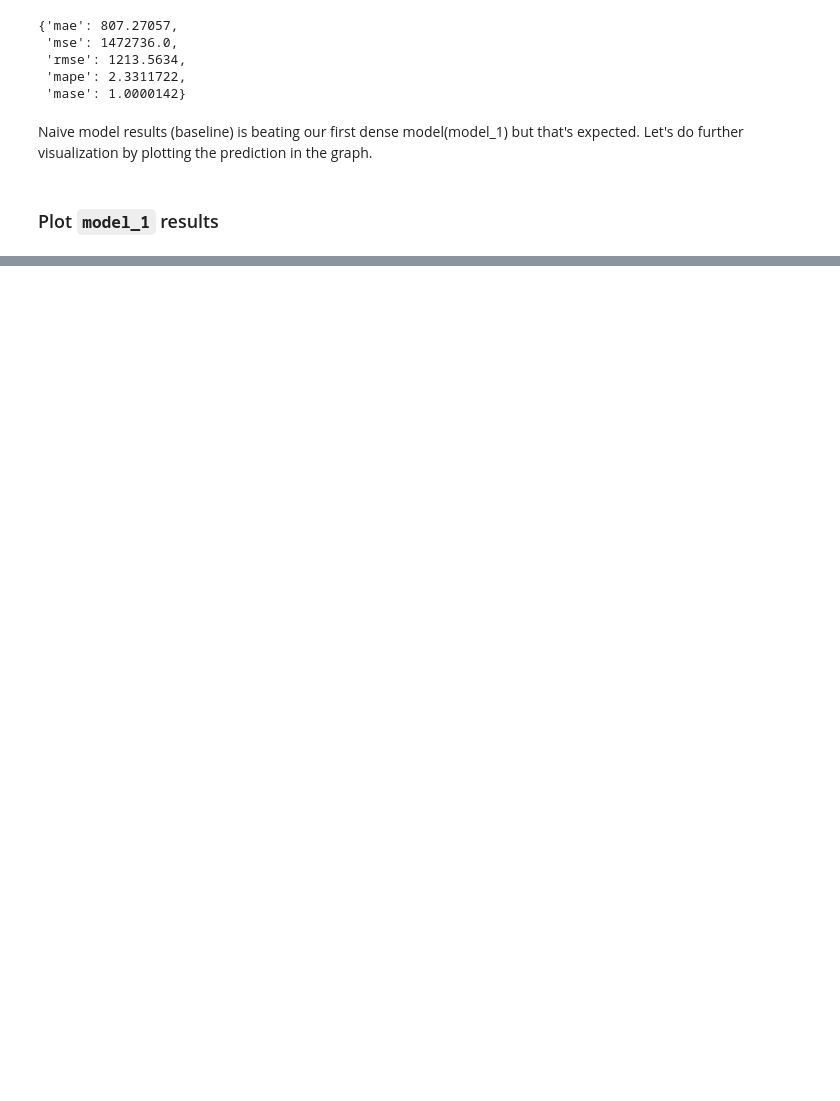
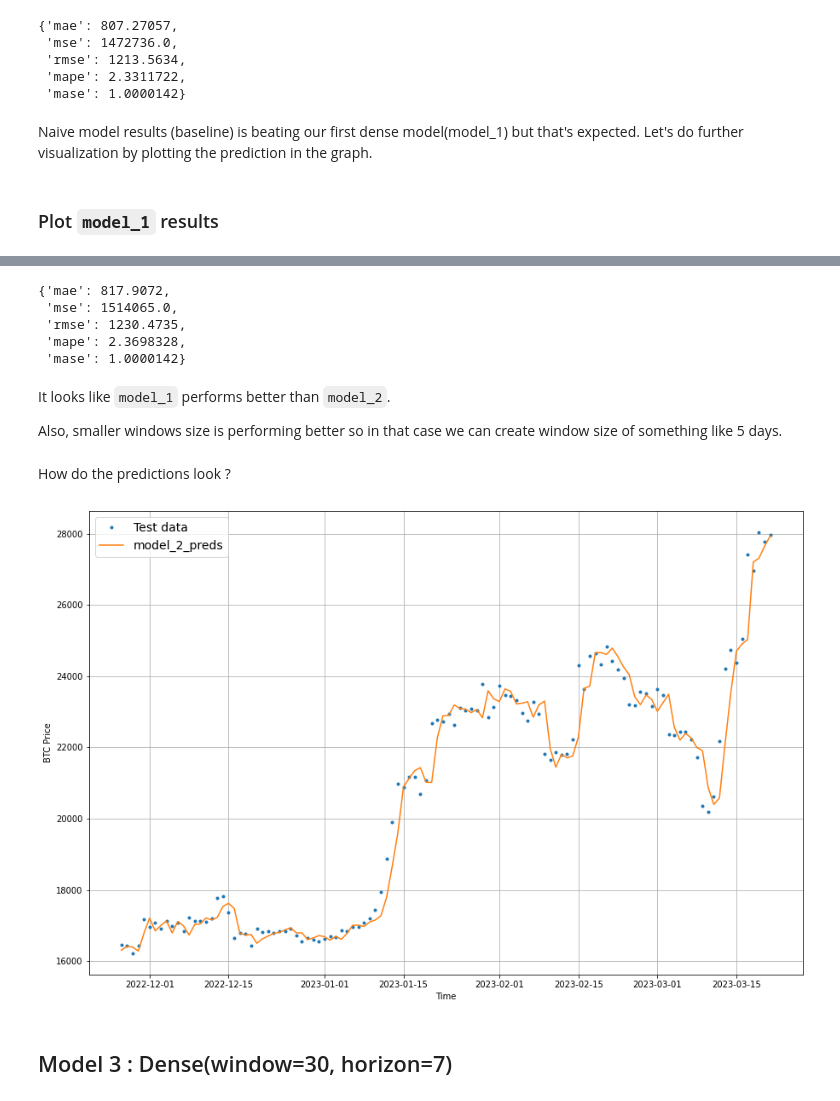
Before and after one commit to SaketMunda/time-series-with-tensorflow, a Jupyter notebook: time_series_with_tensorflow_bitpredict.ipynb, the cells around one changed output, grey strips where cells are left out. Saved outputs shown, nothing was run; the diff lists cells and outputs as text; code cells hidden in the pictures; blank space fills up the shorter version.

Commit message:
model 3 experiment with horizon 7 and window size 30

```diff
--- a/time_series_with_tensorflow_bitpredict.ipynb
+++ b/time_series_with_tensorflow_bitpredict.ipynb
@@ -742,0 +752,4 @@ With our current model setup, we've to make forecasts for the future.
+# %%
+# Reset the windows and labels with 30 day prices of bitcoin
+full_windows, full_labels = make_windows(prices, window_size=WINDOW_SIZE, horizon=HORIZON)
+full_windows[:2], full_labels[:2]
@@ -742,0 +771,5 @@ With our current model setup, we've to make forecasts for the future.
+# %%
+# Create train and test split
+train_windows, test_windows, train_labels, test_labels = make_train_test_split(full_windows, full_labels)
+
+len(train_windows), len(test_windows), len(train_labels), len(test_labels)
@@ -742,0 +826,4 @@ With our current model setup, we've to make forecasts for the future.
+# %%
+# Evaluation on the best model
+model_2 = tf.keras.models.load_model('model_experiments/model_2_dense/')
+model_2.evaluate(test_windows, test_labels)
@@ -742,0 +833,7 @@ With our current model setup, we've to make forecasts for the future.
+# %%
+# prediction on model_2
+model_2_preds = make_predictions(model_2, test_windows)
+
+# evaluate the results
+model_2_results = evaluate_preds(tf.squeeze(test_labels), model_2_preds)
+model_2_results
@@ -742,0 +847,24 @@ With our current model setup, we've to make forecasts for the future.
+# %%
+model_1_results
+# %% [output]
+{'mae': 817.9072,
+ 'mse': 1514065.0,
+ 'rmse': 1230.4735,
+ 'mape': 2.3698328,
+ 'mase': 1.0000142}
+# %% [markdown]
+It looks like `model_1` performs better than `model_2`.
+
+Also, smaller windows size is performing better so in that case we can create window size of something like 5 days.
+# %% [markdown]
+How do the predictions look ?
+# %%
+offset = 500
+plt.figure(figsize=(15,10))
+
+plot_time_series(timesteps=X_test[-len(test_windows):], values=test_labels[:,0], start=offset, label="Test data")
+plot_time_series(timesteps=X_test[-len(test_windows):], values=model_2_preds, start=offset, format="-", label="model_2_preds")
+# %% [output]
+[figure, added]
+# %% [markdown]
+## Model 3 : Dense(window=30, horizon=7)
```
Also changed, not shown: parts of 38 cells of this notebook.
